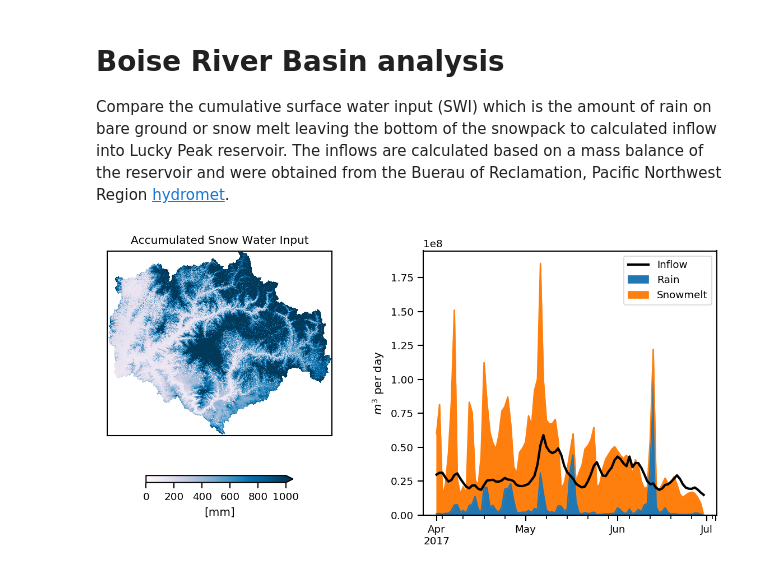
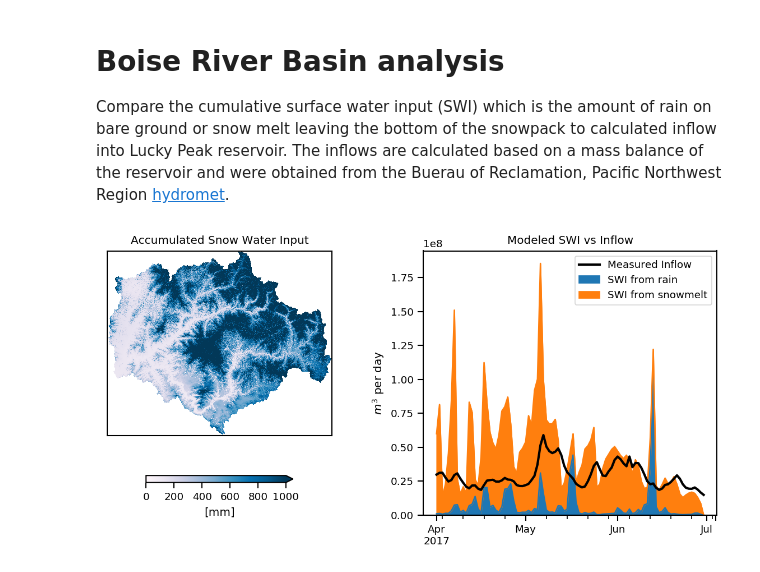
Before and after one commit to USDA-ARS-NWRC/awsm_test_cases, a Jupyter notebook: brb/brb_notebook.ipynb, the cells around one changed output. Drawn from its saved outputs; the diff is of its cells as text; code cells hidden in the pictures.

Commit message:
more figure development, saving png which will stay in the repo

```diff
--- a/brb/brb_notebook.ipynb
+++ b/brb/brb_notebook.ipynb
@@ -31,7 +31,7 @@ dt = [t.floor('D') for t in dt]
 
 hrs = [t for t in em['time']]
 
-swi_basin = pd.DataFrame(index=dt, columns=['SWI', 'Snowmelt', 'Rain'])
+swi_basin = pd.DataFrame(index=dt, columns=['SWI', 'SWI from snowmelt', 'SWI from rain'])
 swi_accum = np.zeros_like(em['SWI'][0,:])
 times = em['SWI'].shape[0]
 mm2vol = 100 * 100 / 1000 # 100m2 pixel, and mm to meter
@@ -59,33 +59,35 @@ for i,t in enumerate(hrs):
 # mask the SWI image
 swi_accum[mask == 0] = np.nan
 
 # create the colormap
 colors1 = plt.cm.PuBu(np.linspace(0, 1, 128))
 cmap = mcolors.LinearSegmentedColormap.from_list('swe_colormap', colors1)
 cmap.set_bad('white',1.)
 
 # Plot the figure
 fig, (ax1, ax2) = plt.subplots(figsize=(8, 4), dpi=150, nrows = 1, ncols = 2)
 
 # plot accumulated SWI map
 s = ax1.imshow(swi_accum, vmin=0, vmax=1000, cmap=cmap, interpolation='none')
 s.axes.get_xaxis().set_ticks([])
 s.axes.get_yaxis().set_ticks([])
 ax1.set_title('Accumulated Snow Water Input')
 
 # Add the colorbar
 cbar = fig.colorbar(s, ax=ax1, extend='max', shrink=0.5, orientation='horizontal')
 cbar.set_label('[mm]')
 
 # plot the SWI timeseries
 df = pd.concat([swi_basin, inflow], axis=1)
 df['Inflow'] = df['luc_qu']
-df[['Rain', 'Snowmelt']].plot.area(ax=ax2)
-df['Inflow'].plot(ax=ax2, color='k', linewidth=2)
+df[['SWI from rain', 'SWI from snowmelt']].plot.area(ax=ax2)
+df['Inflow'].plot(ax=ax2, color='k', linewidth=2, label='Measured Inflow')
 
 ax2.legend()
+ax2.set_title('Modeled SWI vs Inflow')
 ax2.set_ylabel('$m^3$ per day')
 
 plt.tight_layout()
+plt.savefig('brb_figure.png', dpi=200)
 # %% [output]
-[figure, old version]
+[figure, new version]
```
Also changed, not shown: 2 other files.
